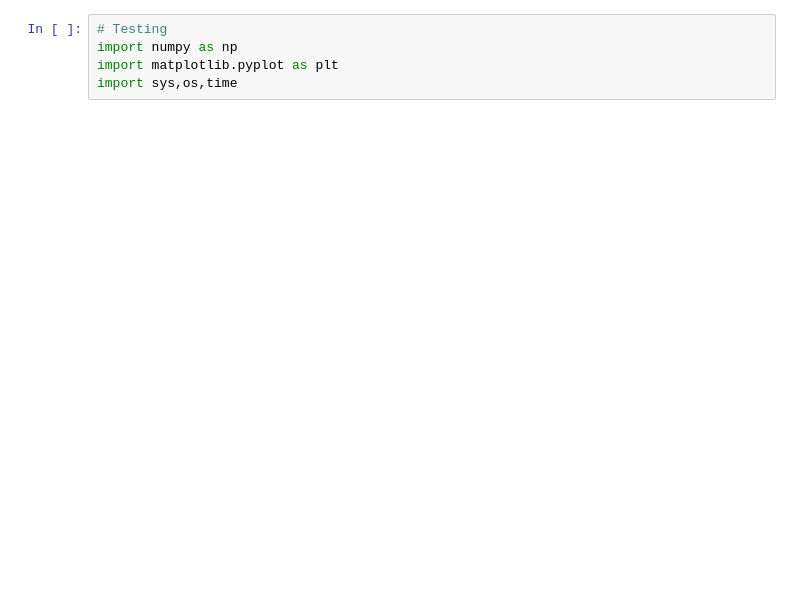
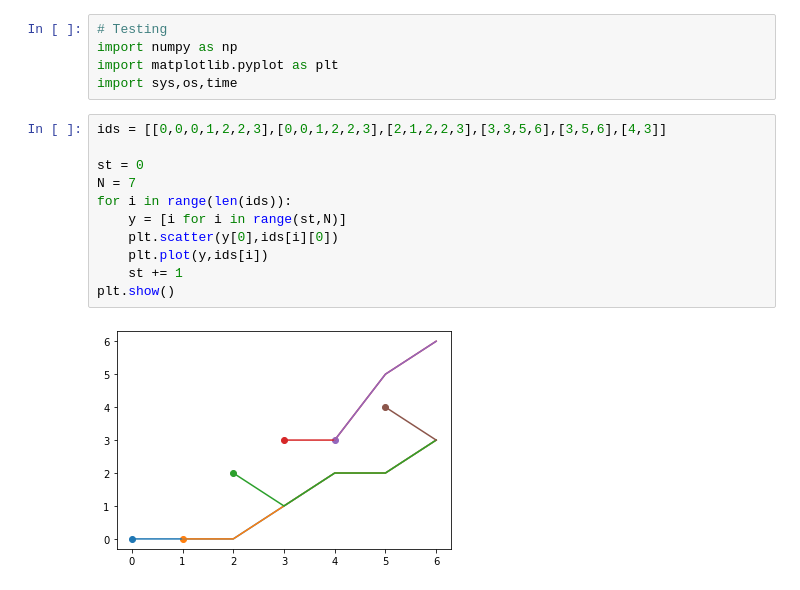
Before and after one commit to KasparaGaasvaer/MasterThesis, a Jupyter notebook: Scripts/Clustering/PlotScripts/plot_test_jup.ipynb, the cells around one changed output. Saved outputs shown, nothing was run; the diff lists cells and outputs as text; blank space fills up the shorter version.

Commit message:
trying to figure out the branching thing in jyp

```diff
--- a/Scripts/Clustering/PlotScripts/plot_test_jup.ipynb
+++ b/Scripts/Clustering/PlotScripts/plot_test_jup.ipynb
@@ -3,3 +3,16 @@
 import numpy as np
 import matplotlib.pyplot as plt
 import sys,os,time
+# %%
+ids = [[0,0,0,1,2,2,3],[0,0,1,2,2,3],[2,1,2,2,3],[3,3,5,6],[3,5,6],[4,3]]
+
+st = 0
+N = 7
+for i in range(len(ids)):
+    y = [i for i in range(st,N)]
+    plt.scatter(y[0],ids[i][0])
+    plt.plot(y,ids[i])
+    st += 1
+plt.show()
+# %% [output]
+[figure, added]
```
Also changed, not shown: parts of 3 cells of this notebook, 24 other files.
